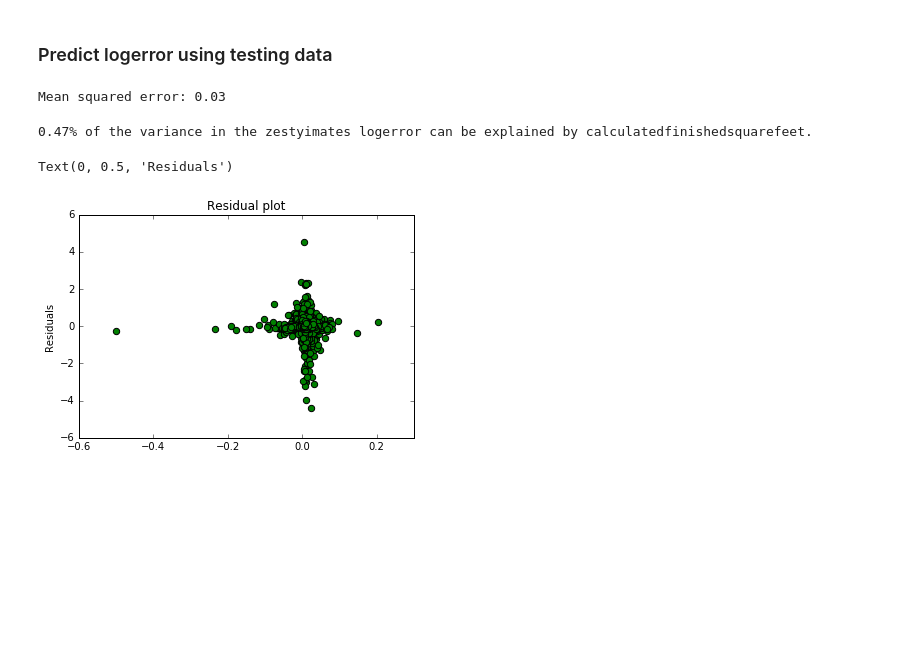
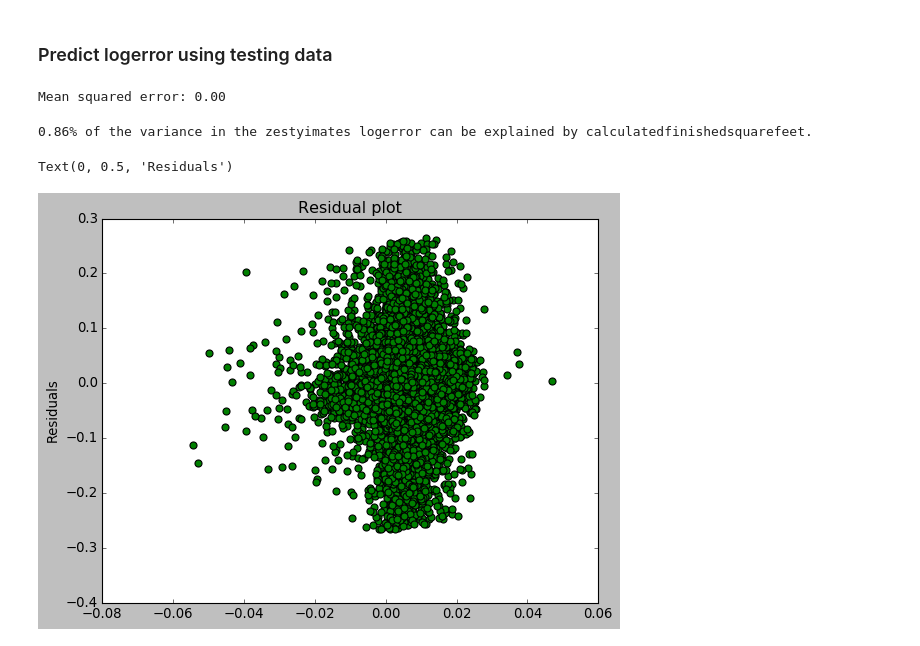
Before and after one commit to escalante-eric/codeup-ds-projects, a Jupyter notebook: Regression_Proj_EricEscalante.ipynb, the cells around one changed output. Cells and saved outputs as stored; diff of their text form; code cells hidden in the pictures; blank space fills up the shorter version.

```diff
--- a/Regression_Proj_EricEscalante.ipynb
+++ b/Regression_Proj_EricEscalante.ipynb
@@ -207,0 +194,3 @@ df_fixed.describe()
+# %%
+### Remove all outliers past the 3rd standard dev
+df_fixed = df_fixed[(np.abs(stats.zscore(df_fixed)) < 3).all(axis=1)]
@@ -581,18 +584,18 @@ y_pred_lm1 = lm1.predict(X_test)
 mse = mean_squared_error(y_test, y_pred_lm1)
 print("Mean squared error: %.2f" % mse)
 # %% [output]
-Mean squared error: 0.03
+Mean squared error: 0.00
 # %%
 r2 = r2_score(y_test, y_pred_lm1)
 print('{:.2%} of the variance in the zestyimates logerror can be explained by calculatedfinishedsquarefeet.'
       .format(r2))
 # %% [output]
-0.47% of the variance in the zestyimates logerror can be explained by calculatedfinishedsquarefeet.
+0.86% of the variance in the zestyimates logerror can be explained by calculatedfinishedsquarefeet.
 # %%
 plt.scatter(y_pred_lm1, y_pred_lm1 - y_test, c='g', s=40)
-plt.hlines(y=0, xmin=-.001, xmax=.001)
+plt.hlines(y=0, xmin=-.0001, xmax=.0001)
 plt.title("Residual plot")
 plt.ylabel('Residuals')
 # %% [output]
 Text(0, 0.5, 'Residuals')
-[figure, old version]
+[figure, new version]
```
Also changed, not shown: parts of 22 cells of this notebook.
